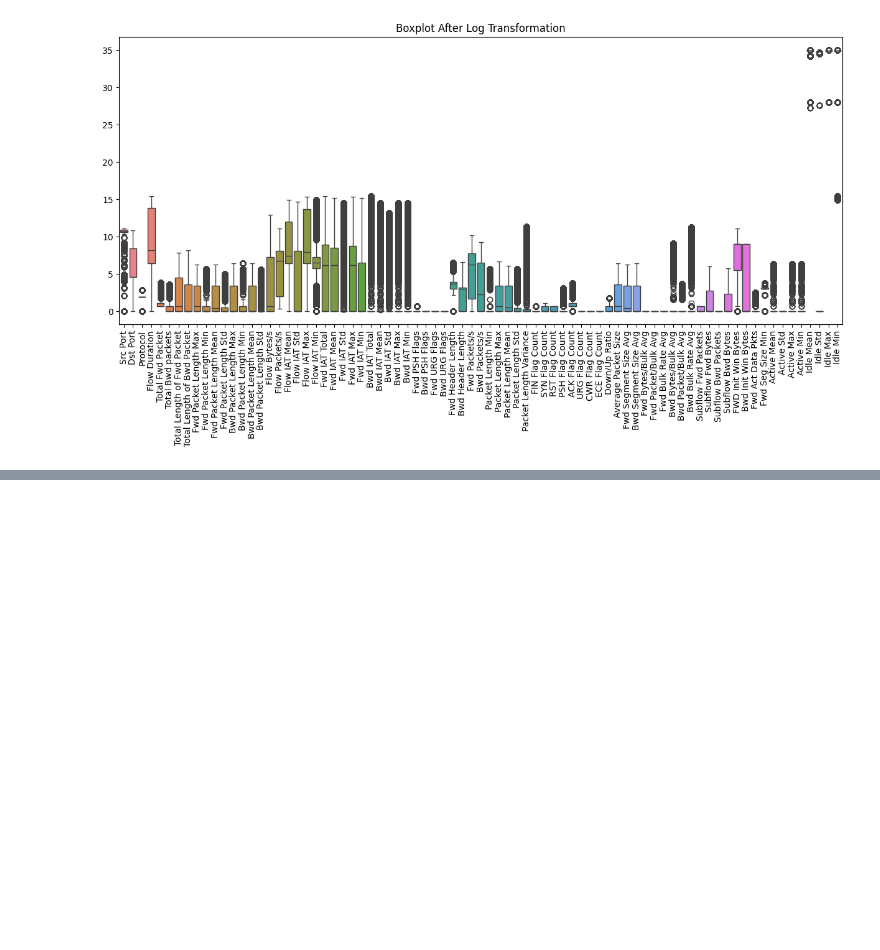
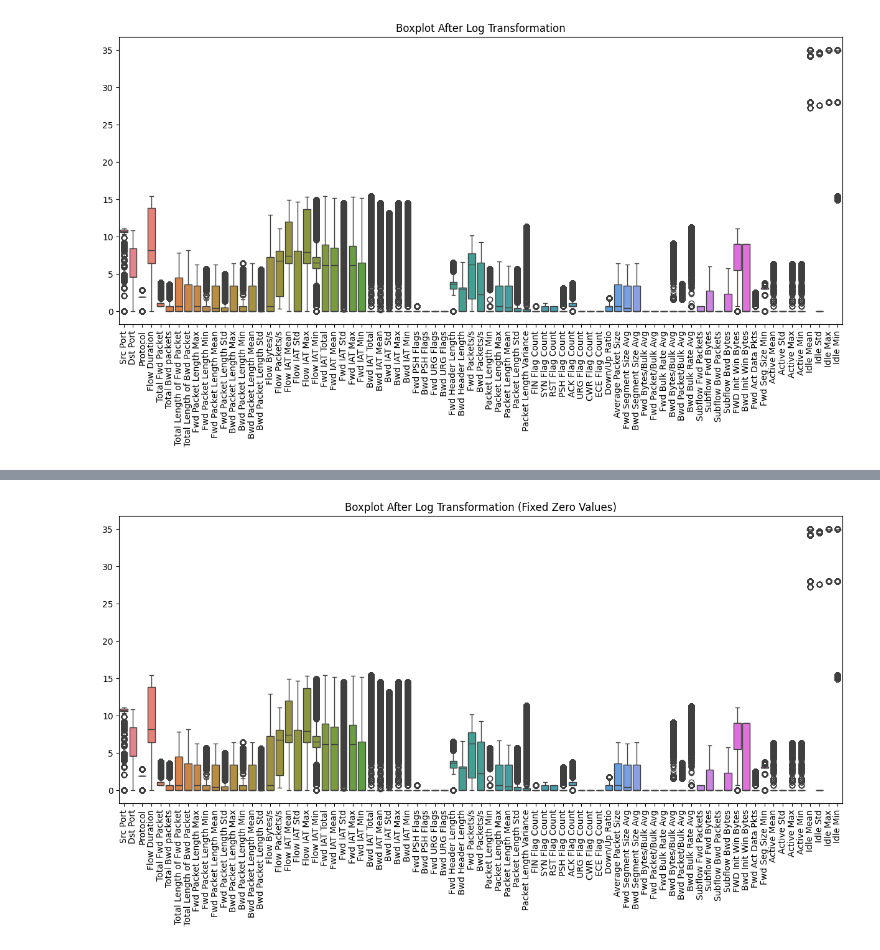
Before and after one commit to AbdulWahabBaluch2000/SCVIC-APT-2021-Training-, a Jupyter notebook: Untitled2.ipynb, the cells around one changed output, grey strips where cells are left out. Drawn from its saved outputs; the diff is of its cells as text; code cells hidden in the pictures; blank space fills up the shorter version.

```diff
--- a/Untitled2.ipynb
+++ b/Untitled2.ipynb
@@ -617,0 +630,21 @@ plt.show()
+# %%
+# Copy the dataset for transformation
+df_log = df_capped.copy()
+
+# Select numerical features
+num_features = df_log.select_dtypes(include=["number"]).columns
+
+# Replace zero values with a small constant (1e-5) to prevent log(0) error
+df_log[num_features] = df_log[num_features].replace(0, 1e-5)
+
+# Apply log transformation
+df_log[num_features] = np.log1p(df_log[num_features])
+
+# Visualise the transformed data with a boxplot
+plt.figure(figsize=(15, 6))
+sns.boxplot(data=df_log)
+plt.xticks(rotation=90)
+plt.title("Boxplot After Log Transformation (Fixed Zero Values)")
+plt.show()
+# %% [output]
+[figure, added]
```
Also changed, not shown: parts of 7 cells of this notebook.
